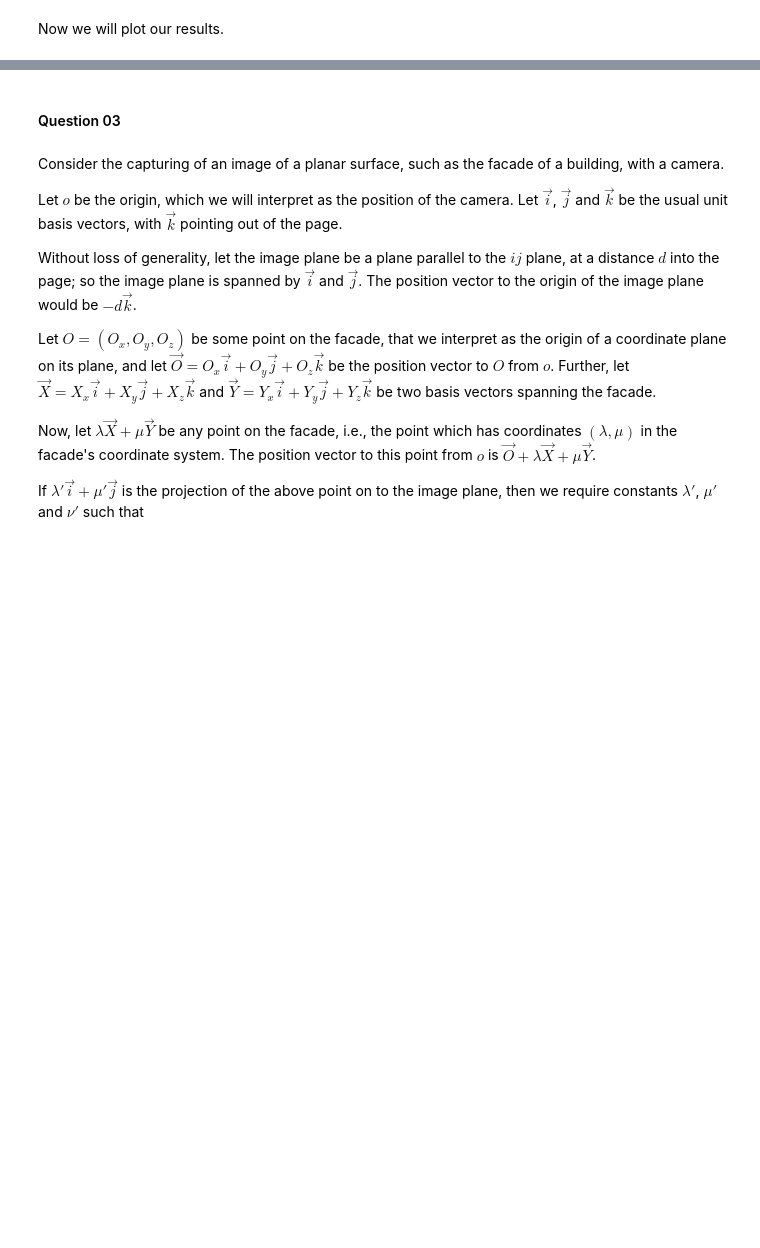
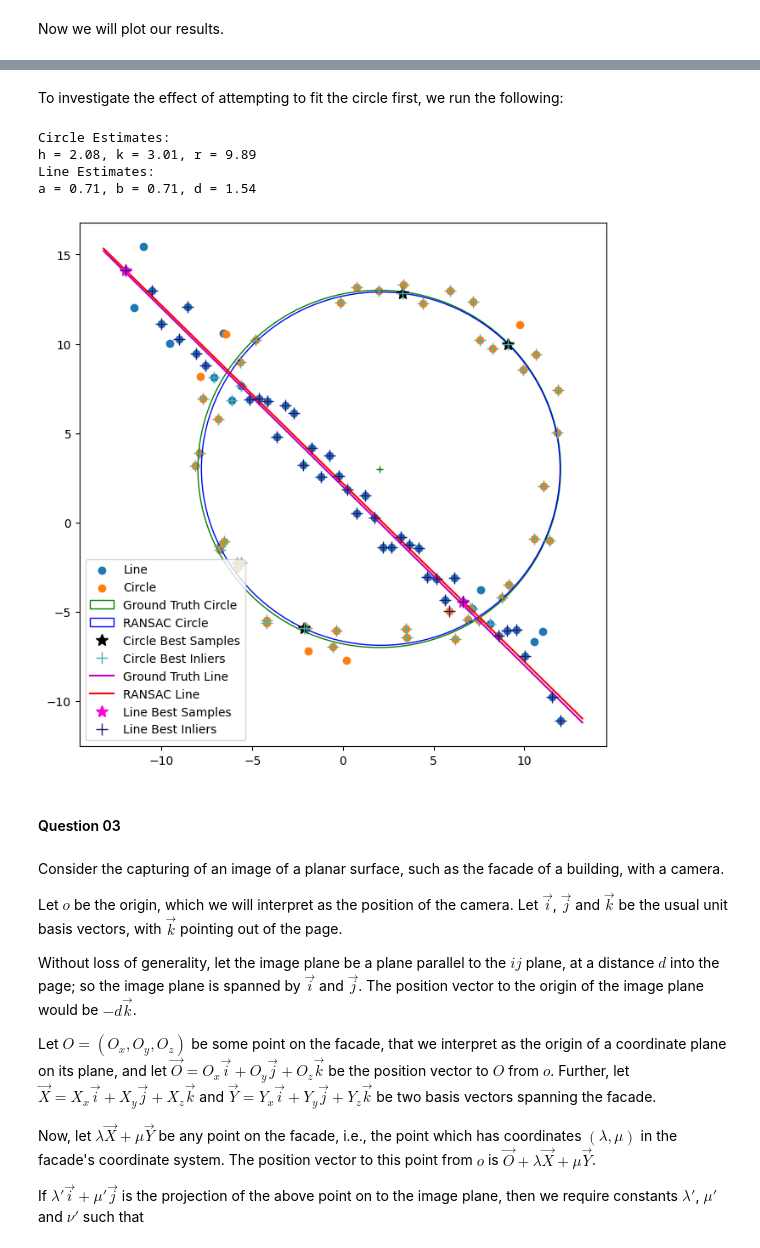
Before and after one commit to pulasthi-u/en3160-assignment02, a Jupyter notebook: code.ipynb, the cells around one changed output, grey strips where cells are left out. Drawn from its saved outputs; the diff is of its cells as text; code cells hidden in the pictures; blank space fills up the shorter version.

```diff
--- a/code.ipynb
+++ b/code.ipynb
@@ -515,3 +521,62 @@ plt.show()
+# %% [markdown]
+To investigate the effect of attempting to fit the circle first, we run the following:
+# %%
+circle_best_samples_, circle_best_inliers_, (h_2, k_2, r_2) = RANSAC(X, 3, circle_params_from_samples, circle_error, 1, 1000)
+
+print ("Circle Estimates:")
+print ("h = %.2f, k = %.2f, r = %.2f" % (h_2, k_2, r_2))
+
+remaining_points_ = np.array([x for x in X if x not in circle_best_inliers_])
+
+line_best_samples_, line_best_inliers_, (theta_2, d_2) = RANSAC(remaining_points_, 2, line_params_from_samples, line_error, 1, 1000)
+a_2 = np.cos(theta_2)
+b_2 = np.sin(theta_2)
+
+print ("Line Estimates:")
+print ("a = %.2f, b = %.2f, d = %.2f" % (a_2, b_2, d_2))
+
+fig, ax = plt.subplots(1, 1, figsize=(8, 8))
+
+# Raw Data
+ax.scatter(X_line[:, 0], X_line[:, 1], label='Line')
+ax.scatter(X_circ[:, 0], X_circ[:, 1], label='Circle')
+
+# Circle
+
+circle_gt = plt.Circle((x0_gt, y0_gt), r, color='g', fill=False, label='Ground Truth Circle')
+ax.add_patch(circle_gt)
+ax.plot([x0_gt], [y0_gt], '+', color='g') # Center
+
+circle_ransac_ = plt.Circle((h_2, k_2), r_2, color='b', fill=False, label='RANSAC Circle')
+ax.add_patch(circle_ransac_)
+
+ax.plot(circle_best_samples_[:, 0], circle_best_samples_[:, 1], '*', color="#000000", markersize=10, label='Circle Best Samples')
+
+ax.plot(circle_best_inliers_[:, 0], circle_best_inliers_[:, 1], '+', color="#47B3B1", markersize=10, label='Circle Best Inliers')
+
+# Line
+
+x_min, x_max = ax.get_xlim()
+x_ = np.array([x_min, x_max])
+
+y_ = m*x_ + b
+plt.plot(x_, y_, color='m', label='Ground Truth Line')
+
+y_ = -(a_2/b_2)*x_ + (d_2/b_2)
+plt.plot(x_, y_, color='r', label='RANSAC Line')
+
+ax.plot(line_best_samples_[:, 0], line_best_samples_[:, 1], '*', color="#FF03D5", markersize=10, label='Line Best Samples')
+
+ax.plot(line_best_inliers_[:, 0], line_best_inliers_[:, 1], '+', color="#27147C", markersize=10, label='Line Best Inliers')
+
+plt.legend()
+plt.show()
+# %% [output]
+Circle Estimates:
+h = 2.08, k = 3.01, r = 9.89
+Line Estimates:
+a = 0.71, b = 0.71, d = 1.54
+[figure, added]
 # %% [markdown]
 #### Question 03
 # %% [markdown]
```
Also changed, not shown: parts of 10 cells of this notebook, 10 other files.
